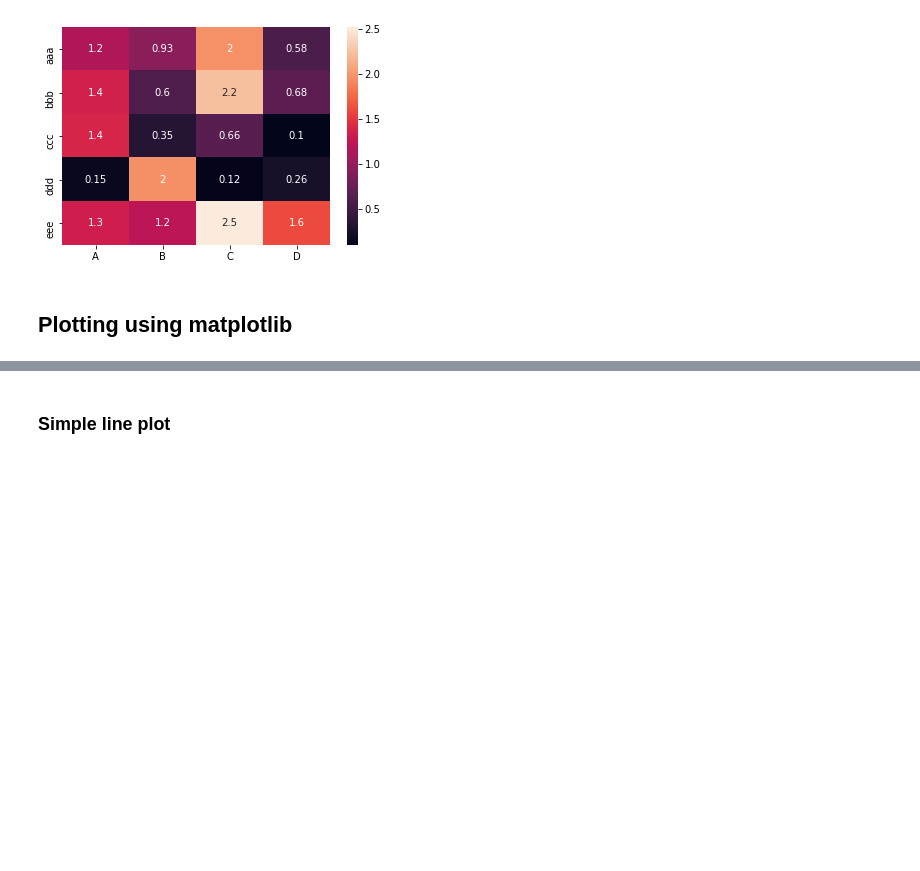
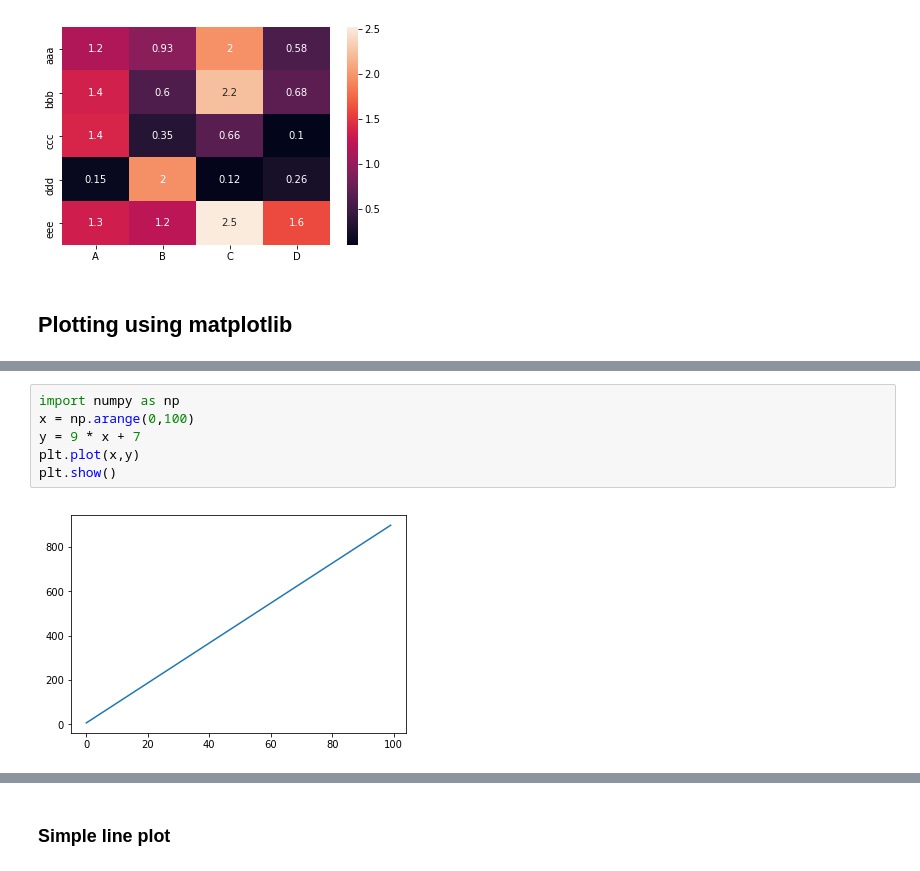
Before and after one commit to sumendar/FoundationOfStatsDSAIMLwithPython-june18, a Jupyter notebook: 08-MatplotlibAndSeaborn/Notebook.ipynb, the cells around one changed output, grey strips where cells are left out. Saved outputs shown, nothing was run; the diff lists cells and outputs as text; blank space fills up the shorter version.

```diff
--- a/08-MatplotlibAndSeaborn/Notebook.ipynb
+++ b/08-MatplotlibAndSeaborn/Notebook.ipynb
@@ -184,0 +214,8 @@ eee  1.339260  1.225160  2.516218  1.606734
+# %%
+import numpy as np
+x = np.arange(0,100)
+y = 9 * x + 7
+plt.plot(x,y)
+plt.show()
+# %% [output]
+[figure, added]
```
Also changed, not shown: parts of 40 cells of this notebook, 21 other files.
